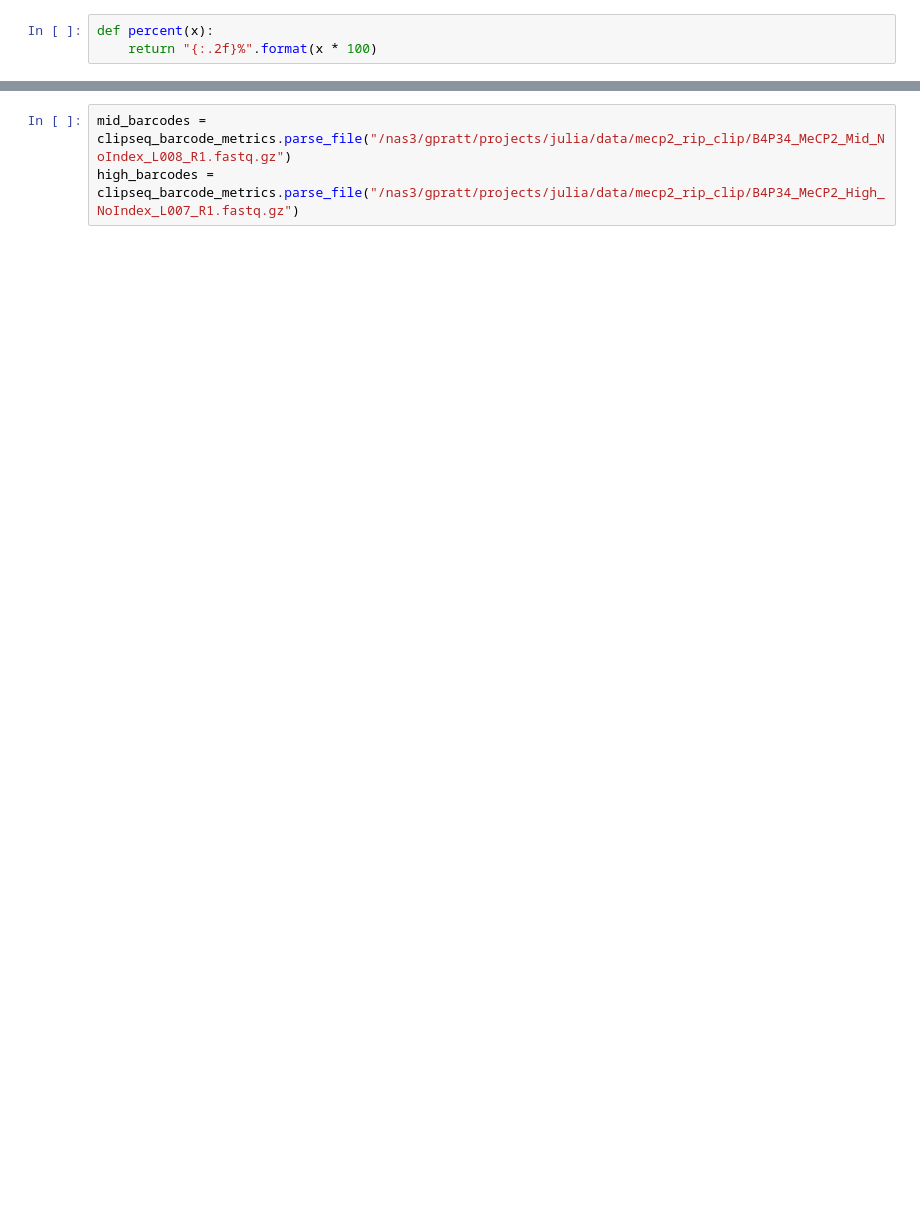
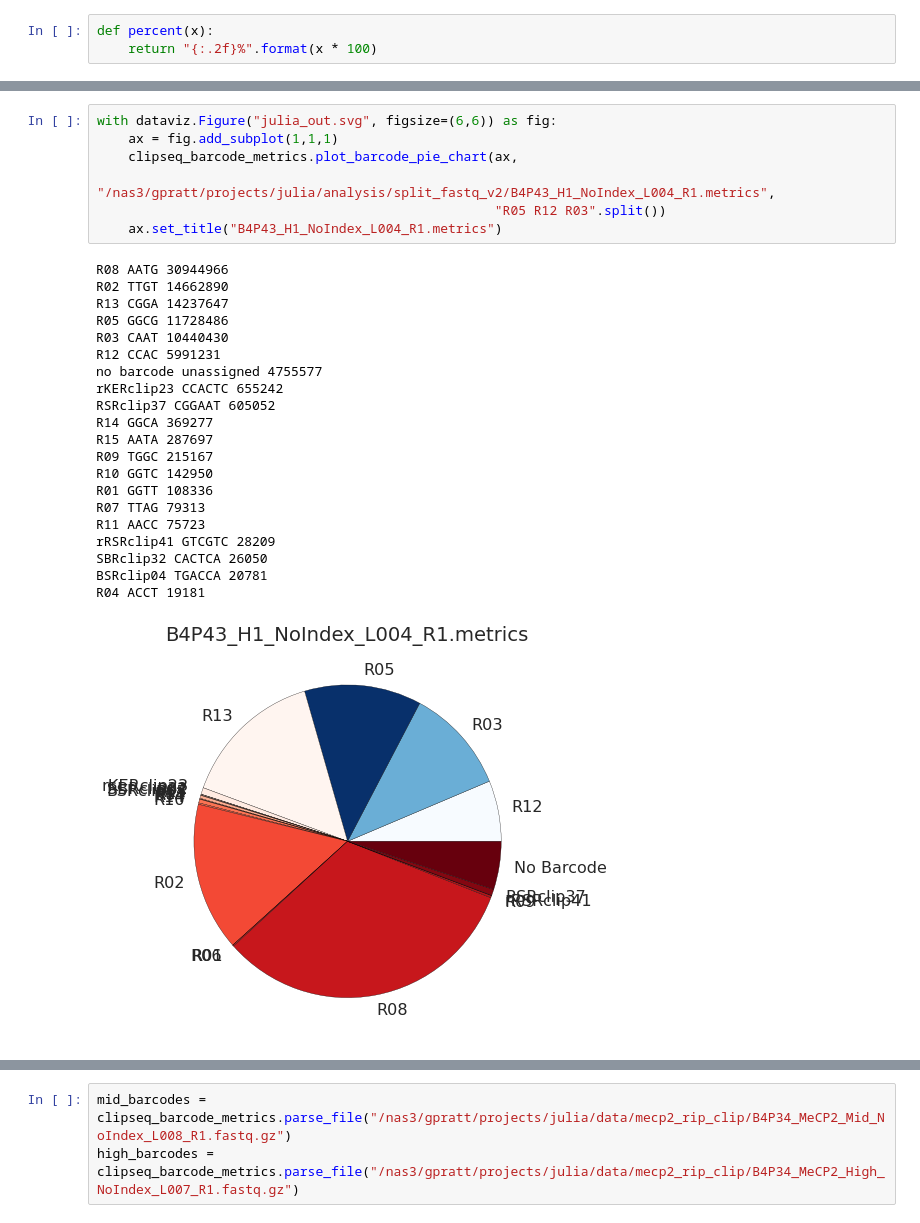
Before and after one commit to gpratt/iPython_Notebook, a Jupyter notebook: julia/julia_mecp2_iclip_qc.ipynb, the cells around one changed output, grey strips where cells are left out. Saved outputs shown, nothing was run; the diff lists cells and outputs as text; blank space fills up the shorter version.

```diff
--- a/julia/julia_mecp2_iclip_qc.ipynb
+++ b/julia/julia_mecp2_iclip_qc.ipynb
@@ -121,0 +146,29 @@ R05 GGCG 4450
+# %%
+with dataviz.Figure("julia_out.svg", figsize=(6,6)) as fig:
+    ax = fig.add_subplot(1,1,1)
+    clipseq_barcode_metrics.plot_barcode_pie_chart(ax,
+                                                   "/nas3/gpratt/projects/julia/analysis/split_fastq_v2/B4P43_H1_NoIndex_L004_R1.metrics",
+                                                   "R05 R12 R03".split())
+    ax.set_title("B4P43_H1_NoIndex_L004_R1.metrics")
+# %% [output]
+R08 AATG 30944966
+R02 TTGT 14662890
+R13 CGGA 14237647
+R05 GGCG 11728486
+R03 CAAT 10440430
+R12 CCAC 5991231
+no barcode unassigned 4755577
+rKERclip23 CCACTC 655242
+RSRclip37 CGGAAT 605052
+R14 GGCA 369277
+R15 AATA 287697
+R09 TGGC 215167
+R10 GGTC 142950
+R01 GGTT 108336
+R07 TTAG 79313
+R11 AACC 75723
+rRSRclip41 GTCGTC 28209
+SBRclip32 CACTCA 26050
+BSRclip04 TGACCA 20781
+R04 ACCT 19181
+[figure, added]
```
Also changed, not shown: parts of 16 cells of this notebook, 10 other files.
